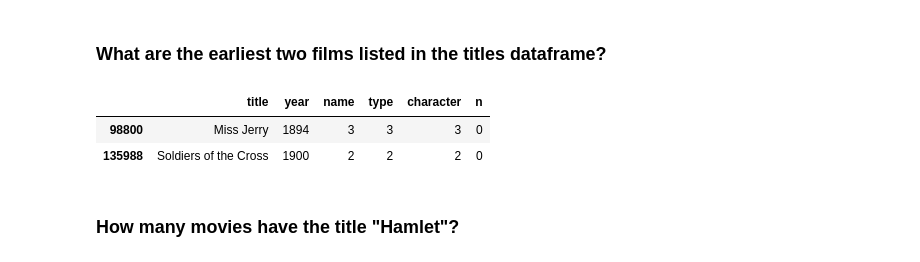
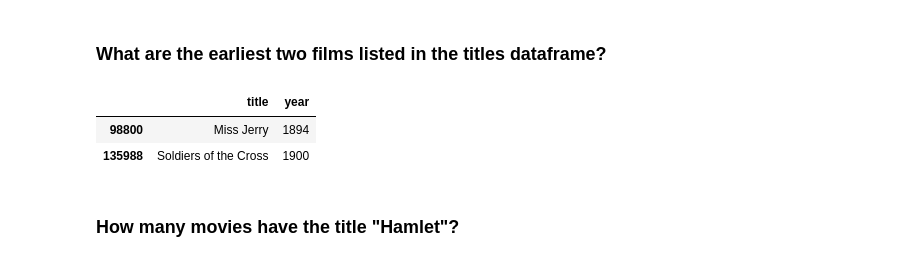
Before and after one commit to LutherCSMiller/pandaspractice1-nguyli03, a Jupyter notebook: Exercises-1.ipynb, the cells around one changed output. Saved outputs shown, nothing was run; the diff lists cells and outputs as text; code cells hidden in the pictures.

```diff
--- a/Exercises-1.ipynb
+++ b/Exercises-1.ipynb
@@ -38,11 +38,11 @@ len(cast.groupby(["title","year"]).count())
 # %%
 movies2=cast.groupby(['title','year']).count()
 movies2=movies2.reset_index()
-movies2.sort_values("year",ascending=True).head(2)
+movies2.sort_values("year",ascending=True).head(2)[['title','year']]
 # %% [output]
-|  | title | year | name | type | character | n |
-| 98800 | Miss Jerry | 1894 | 3 | 3 | 3 | 0 |
-| 135988 | Soldiers of the Cross | 1900 | 2 | 2 | 2 | 0 |
+|  | title | year |
+| 98800 | Miss Jerry | 1894 |
+| 135988 | Soldiers of the Cross | 1900 |
 # %% [markdown]
 ### How many movies have the title "Hamlet"?
 # %%
```
